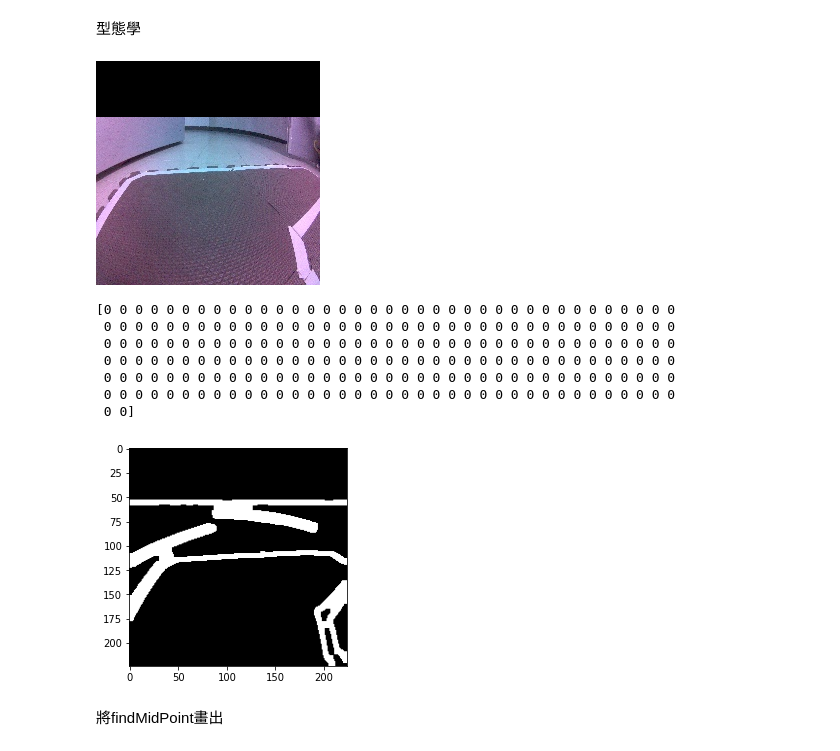
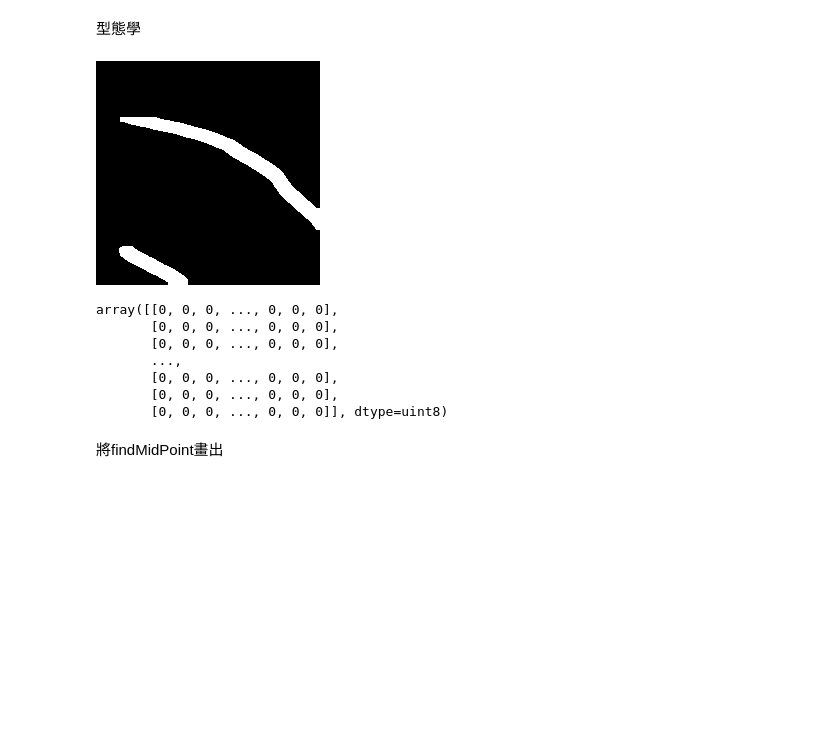
Before and after one commit to davidcao6426/jetbot, a Jupyter notebook: project5.ipynb, the cells around one changed output. Drawn from its saved outputs; the diff is of its cells as text; code cells hidden in the pictures; blank space fills up the shorter version.

```diff
--- a/project5.ipynb
+++ b/project5.ipynb
@@ -15,6 +17,12 @@ path = "/content/drive/MyDrive/master/一上/嵌入式智慧影像分析與實
 filename = path+"go_straight.jpg"     #與程式碼相同位置的檔案
 filename2 = path+"turn_right.jpg"
 filename3 = path+"turn_right_now.jpg"
-image = cv2.imread(filename3)      #讀取照片
+filename4 = path+"test.jpg"
+filename5 = path+"test2.jpg"
+filename6 = path+"test3.jpg"
+filename7 = path+"test4.jpg"
+filename8 = path+"test5.jpg"
+filename9 = path+"test6.jpg"
+image = cv2.imread(filename9)      #讀取照片
 cv2_imshow(image)  #顯示照片
 # %% [output]
@@ -53,9 +59,9 @@ def Gaussian(pic):
 def model():
   # 使用 OpenCV 讀取圖檔
   # img_bgr = cv2.imread(filename)
-  masked = doMask(image)
+  # masked = doMask(image)
 
-  dst = Gaussian(masked)
+  dst = Gaussian(image)
   dst = Gaussian(dst)
   canny = cv2.Canny(dst, 30, 150)
   return canny
@@ -97,55 +101,59 @@ kernel = cv2.getStructuringElement(cv2.MORPH_RECT,(5, 5))
 # #閉運算 + 膨脹影象
 # closed = cv2.morphologyEx(canny, cv2.MORPH_CLOSE, kernel)
 # dilated = cv2.dilate(closed, kernel)
 # #顯示膨脹後的影象
 # cv2_imshow(dilated)
 
 # #二值化
 # ret, threshold = cv2.threshold(dst, 127, 255, cv2.THRESH_BINARY)
 # # cv2_imshow(threshold)
 # plt.imshow(threshold, cmap='Greys_r')
 # # print(threshold)
 
 # # for i in threshold:
 # #   for j in i:
 # #     if j != 0 and j != 255:
 # #       print(j)
 # #       break
 
 # # plt.imshow(canny, cmap='Greys_r')
 
 def dilated_closed():
   canny = model()
   dilated = cv2.dilate(canny, kernel)
   dilated_closed = cv2.morphologyEx(dilated, cv2.MORPH_CLOSE, kernel)
 
-  return dilated_closed
+  # plt.imshow(canny, cmap='Greys_r')
 
-def threshold(pic):
-  #二值化
-  ret, threshold = cv2.threshold(pic, 127, 1, cv2.THRESH_BINARY)
-  plt.imshow(threshold, cmap='Greys_r')
+  return doMask(dilated_closed)
 
-  return threshold
 
-t = threshold(dilated_closed())
+dilated_closed()
 
-print(t[0])
-with open('output.txt', 'w') as f:
-  for item in t:
-    for i in item:
-      f.write("%s" % i)
-    f.write("\n")
+# def threshold(pic):
+#   #二值化
+#   ret, threshold = cv2.threshold(pic, 127, 1, cv2.THRESH_BINARY)
+#   plt.imshow(threshold, cmap='Greys_r')
+
+#   return threshold
+
+# t = threshold(dilated_closed())
+
+# print(t[0])
+# with open('output.txt', 'w') as f:
+#   for item in t:
+#     for i in item:
+#       f.write("%s" % i)
+#     f.write("\n")
 # %% [output]
-[figure, old version]
+[figure, new version]
-[0 0 0 0 0 0 0 0 0 0 0 0 0 0 0 0 0 0 0 0 0 0 0 0 0 0 0 0 0 0 0 0 0 0 0 0 0
- 0 0 0 0 0 0 0 0 0 0 0 0 0 0 0 0 0 0 0 0 0 0 0 0 0 0 0 0 0 0 0 0 0 0 0 0 0
- 0 0 0 0 0 0 0 0 0 0 0 0 0 0 0 0 0 0 0 0 0 0 0 0 0 0 0 0 0 0 0 0 0 0 0 0 0
- 0 0 0 0 0 0 0 0 0 0 0 0 0 0 0 0 0 0 0 0 0 0 0 0 0 0 0 0 0 0 0 0 0 0 0 0 0
- 0 0 0 0 0 0 0 0 0 0 0 0 0 0 0 0 0 0 0 0 0 0 0 0 0 0 0 0 0 0 0 0 0 0 0 0 0
- 0 0 0 0 0 0 0 0 0 0 0 0 0 0 0 0 0 0 0 0 0 0 0 0 0 0 0 0 0 0 0 0 0 0 0 0 0
- 0 0]
+array([[0, 0, 0, ..., 0, 0, 0],
+       [0, 0, 0, ..., 0, 0, 0],
+       [0, 0, 0, ..., 0, 0, 0],
+       ...,
+       [0, 0, 0, ..., 0, 0, 0],
+       [0, 0, 0, ..., 0, 0, 0],
+       [0, 0, 0, ..., 0, 0, 0]], dtype=uint8)
-[figure, removed]
 # %%
 rightY = 223
 leftY = 223
```
Also changed, not shown: parts of 13 cells of this notebook.
